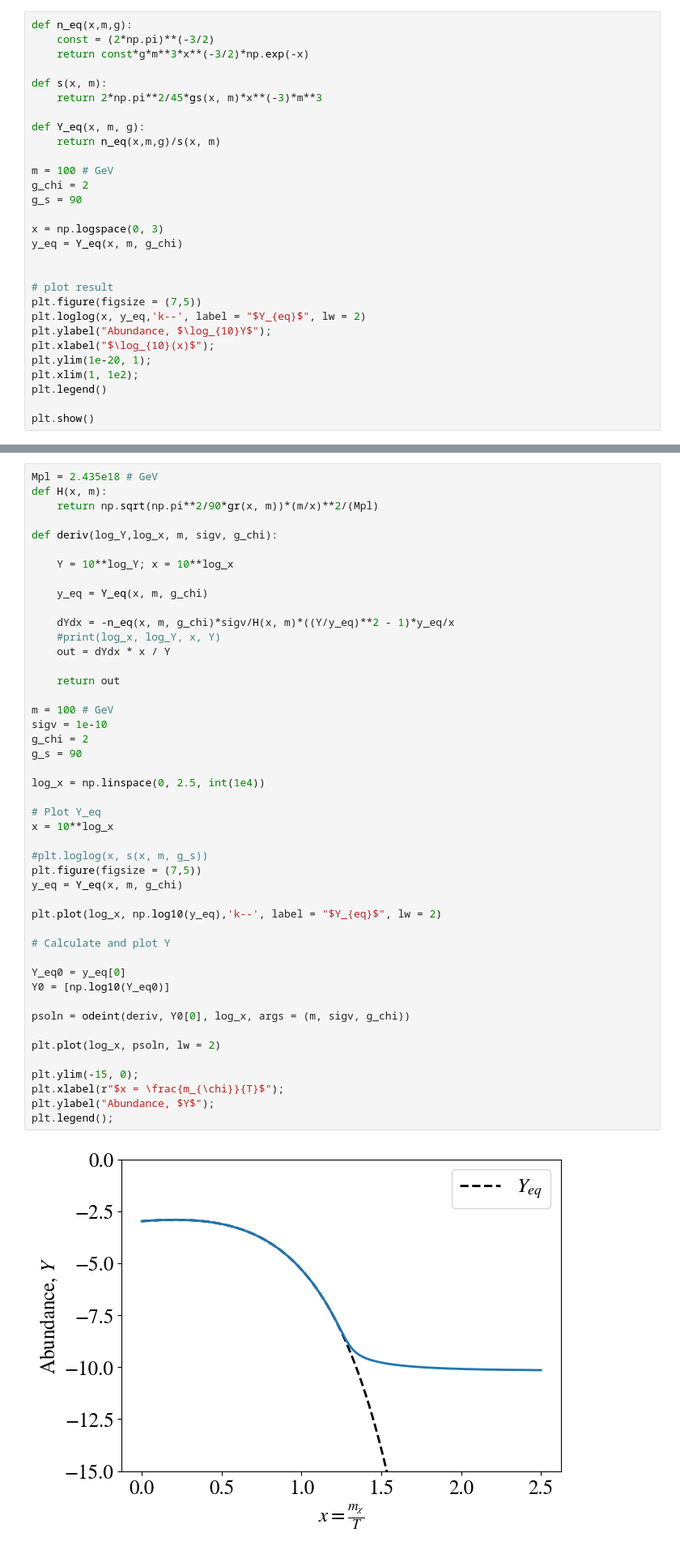
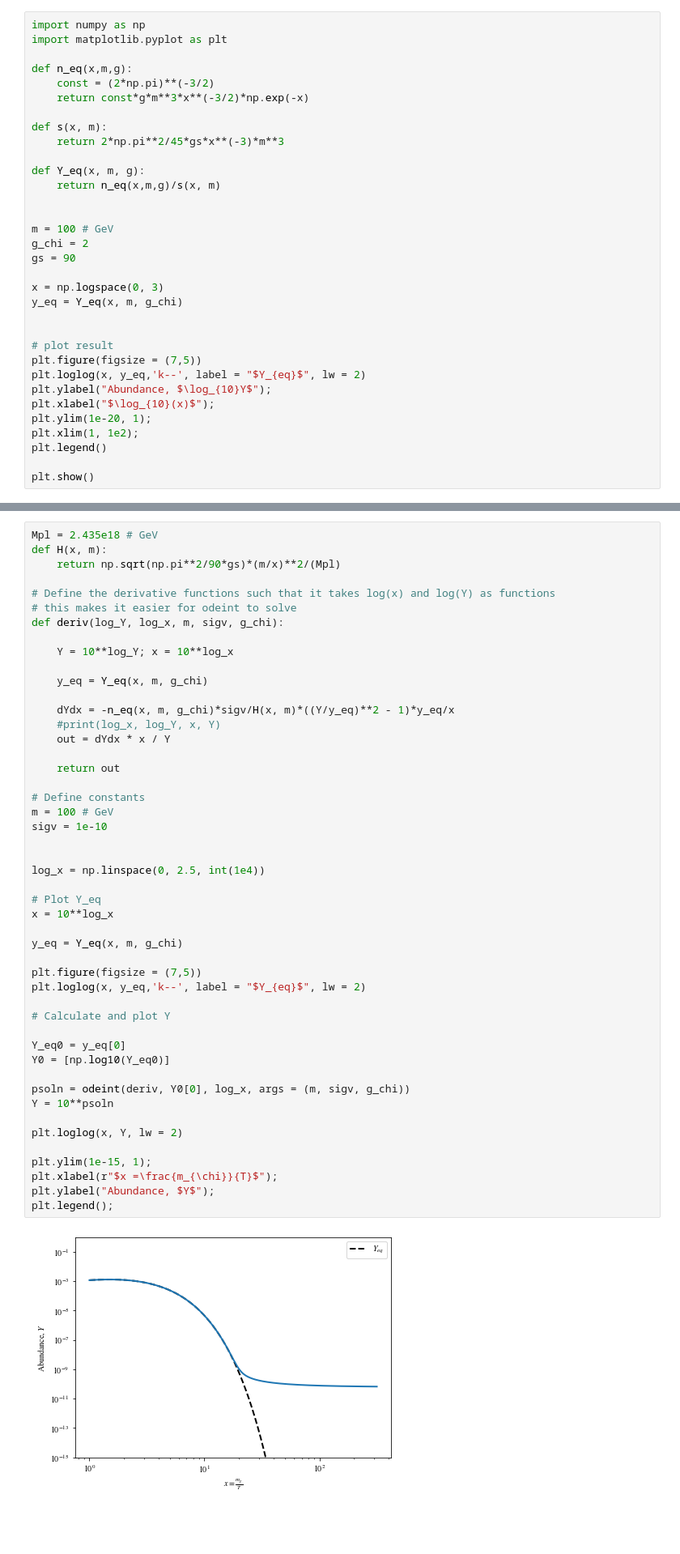
Before and after one commit to Dark-Matter-Textbook/Notebook-Exercises, a Jupyter notebook: Problems/wimp_relic_density/wimp-relic-solutions.ipynb, the cells around one changed output, grey strips where cells are left out. Shown at 81% size. Saved outputs shown, nothing was run; the diff lists cells and outputs as text; blank space fills up the shorter version.

```diff
--- a/Problems/wimp_relic_density/wimp-relic-solutions.ipynb
+++ b/Problems/wimp_relic_density/wimp-relic-solutions.ipynb
@@ -116,19 +19,23 @@ plt.legend()
 
 <i>Hint: Assume $g_{*s}(T)$ is a constant $g_{*s} = 90$.</i>
 # %%
+import numpy as np
+import matplotlib.pyplot as plt
+
 def n_eq(x,m,g):
     const = (2*np.pi)**(-3/2)
     return const*g*m**3*x**(-3/2)*np.exp(-x)
 
 def s(x, m):
-    return 2*np.pi**2/45*gs(x, m)*x**(-3)*m**3
+    return 2*np.pi**2/45*gs*x**(-3)*m**3
 
 def Y_eq(x, m, g):
     return n_eq(x,m,g)/s(x, m)
 
+
 m = 100 # GeV
 g_chi = 2
-g_s = 90
+gs = 90
 
 x = np.logspace(0, 3)
 y_eq = Y_eq(x, m, g_chi)
@@ -225,48 +134,50 @@ While it is possible to use odeint to solve this equation directly, due to the l
 # %%
 Mpl = 2.435e18 # GeV
 def H(x, m):
-    return np.sqrt(np.pi**2/90*gr(x, m))*(m/x)**2/(Mpl)
+    return np.sqrt(np.pi**2/90*gs)*(m/x)**2/(Mpl)
 
-def deriv(log_Y,log_x, m, sigv, g_chi):
+# Define the derivative functions such that it takes log(x) and log(Y) as functions
+# this makes it easier for odeint to solve
+def deriv(log_Y, log_x, m, sigv, g_chi):
 
     Y = 10**log_Y; x = 10**log_x
 
     y_eq = Y_eq(x, m, g_chi)
 
     dYdx = -n_eq(x, m, g_chi)*sigv/H(x, m)*((Y/y_eq)**2 - 1)*y_eq/x
     #print(log_x, log_Y, x, Y)
     out = dYdx * x / Y
 
     return out
 
+# Define constants
 m = 100 # GeV
 sigv = 1e-10
-g_chi = 2
-g_s = 90
+
 
 log_x = np.linspace(0, 2.5, int(1e4))
 
 # Plot Y_eq
 x = 10**log_x
 
-#plt.loglog(x, s(x, m, g_s))
-plt.figure(figsize = (7,5))
 y_eq = Y_eq(x, m, g_chi)
 
-plt.plot(log_x, np.log10(y_eq),'k--', label = "$Y_{eq}$", lw = 2)
+plt.figure(figsize = (7,5))
+plt.loglog(x, y_eq,'k--', label = "$Y_{eq}$", lw = 2)
 
 # Calculate and plot Y
 
 Y_eq0 = y_eq[0]
 Y0 = [np.log10(Y_eq0)]
 
 psoln = odeint(deriv, Y0[0], log_x, args = (m, sigv, g_chi))
+Y = 10**psoln
 
-plt.plot(log_x, psoln, lw = 2)
+plt.loglog(x, Y, lw = 2)
 
-plt.ylim(-15, 0);
-plt.xlabel(r"$x = \frac{m_{\chi}}{T}$");
+plt.ylim(1e-15, 1);
+plt.xlabel(r"$x =\frac{m_{\chi}}{T}$");
 plt.ylabel("Abundance, $Y$");
 plt.legend();
 # %% [output]
-[figure, old version]
+[figure, new version]
```
Also changed, not shown: parts of 21 cells of this notebook, 1 other file.
